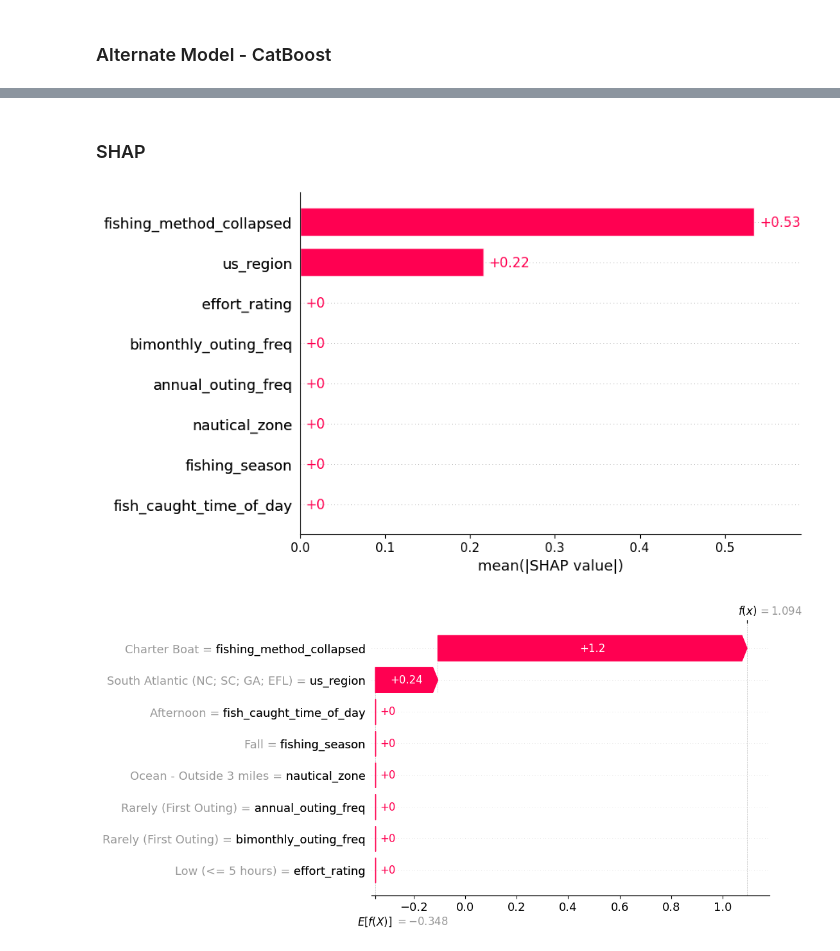
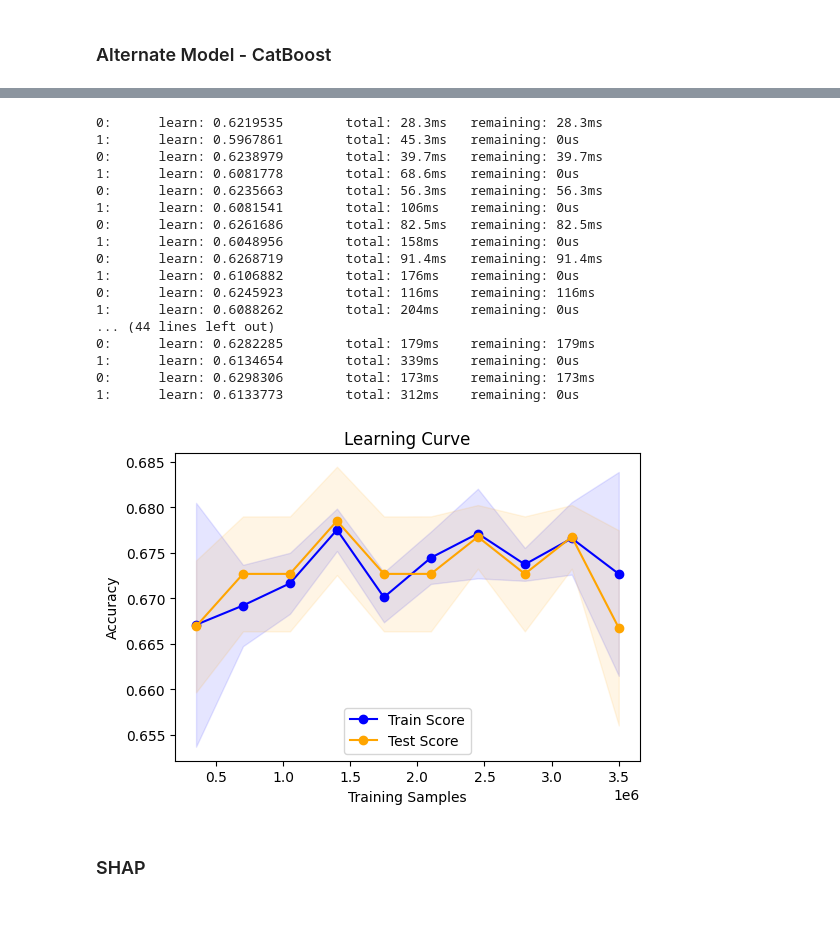
Before and after one commit to lopezj1/noaa_eda, a Jupyter notebook: ml/ml_training.ipynb, the cells around one changed output, grey strips where cells are left out. Saved outputs shown, nothing was run; the diff lists cells and outputs as text; code cells hidden in the pictures; blank space fills up the shorter version.

```diff
--- a/ml/ml_training.ipynb
+++ b/ml/ml_training.ipynb
@@ -211,14 +247,31 @@ weighted avg       0.69      0.68      0.65   1050347
 
 Feature Importance: {'fish_caught_time_of_day': 0.0, 'fishing_season': 0.0, 'us_region': 33.37228722414956, 'nautical_zone': 0.0, 'fishing_method_collapsed': 66.62771277585044, 'annual_outing_freq': 0 ...
 {'learn': {'Logloss': 0.605869243719783}}
+# %%
+# Learning Curve
+plot_learning_curve(model, X, y)
+# %% [output]
+0:      learn: 0.6219535        total: 28.3ms   remaining: 28.3ms
+1:      learn: 0.5967861        total: 45.3ms   remaining: 0us
+0:      learn: 0.6238979        total: 39.7ms   remaining: 39.7ms
+1:      learn: 0.6081778        total: 68.6ms   remaining: 0us
+0:      learn: 0.6235663        total: 56.3ms   remaining: 56.3ms
+1:      learn: 0.6081541        total: 106ms    remaining: 0us
+0:      learn: 0.6261686        total: 82.5ms   remaining: 82.5ms
+1:      learn: 0.6048956        total: 158ms    remaining: 0us
+0:      learn: 0.6268719        total: 91.4ms   remaining: 91.4ms
+1:      learn: 0.6106882        total: 176ms    remaining: 0us
+0:      learn: 0.6245923        total: 116ms    remaining: 116ms
+1:      learn: 0.6088262        total: 204ms    remaining: 0us
+... (44 lines left out)
+0:      learn: 0.6282285        total: 179ms    remaining: 179ms
+1:      learn: 0.6134654        total: 339ms    remaining: 0us
+0:      learn: 0.6298306        total: 173ms    remaining: 173ms
+1:      learn: 0.6133773        total: 312ms    remaining: 0us
+[figure, added]
 # %% [markdown]
 ### SHAP
 # %%
 #Bar plot feature importance
 explainer = shap.Explainer(model)
 shap_values = explainer(X_test)
-shap.plots.bar(shap_values)
-shap.plots.waterfall(shap_values[3]) #expected and predicted is caught (1)
-# %% [output]
-[figure, removed]
-[figure, removed]
```
Also changed, not shown: parts of 11 cells of this notebook.
